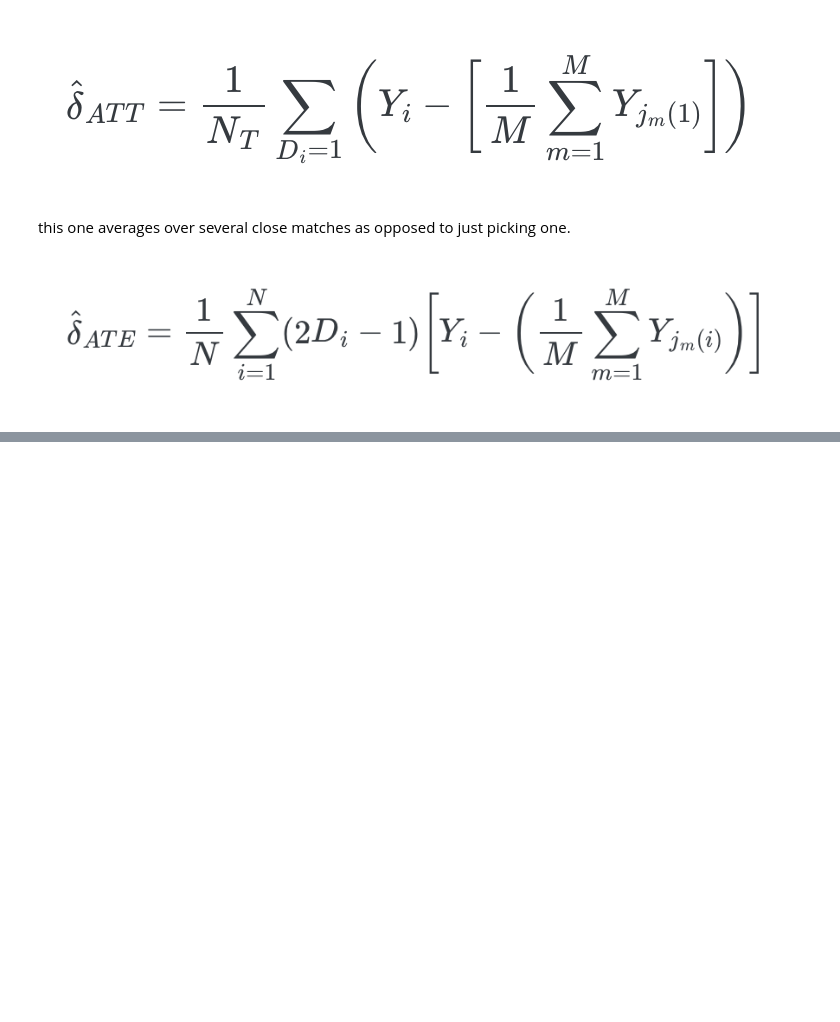
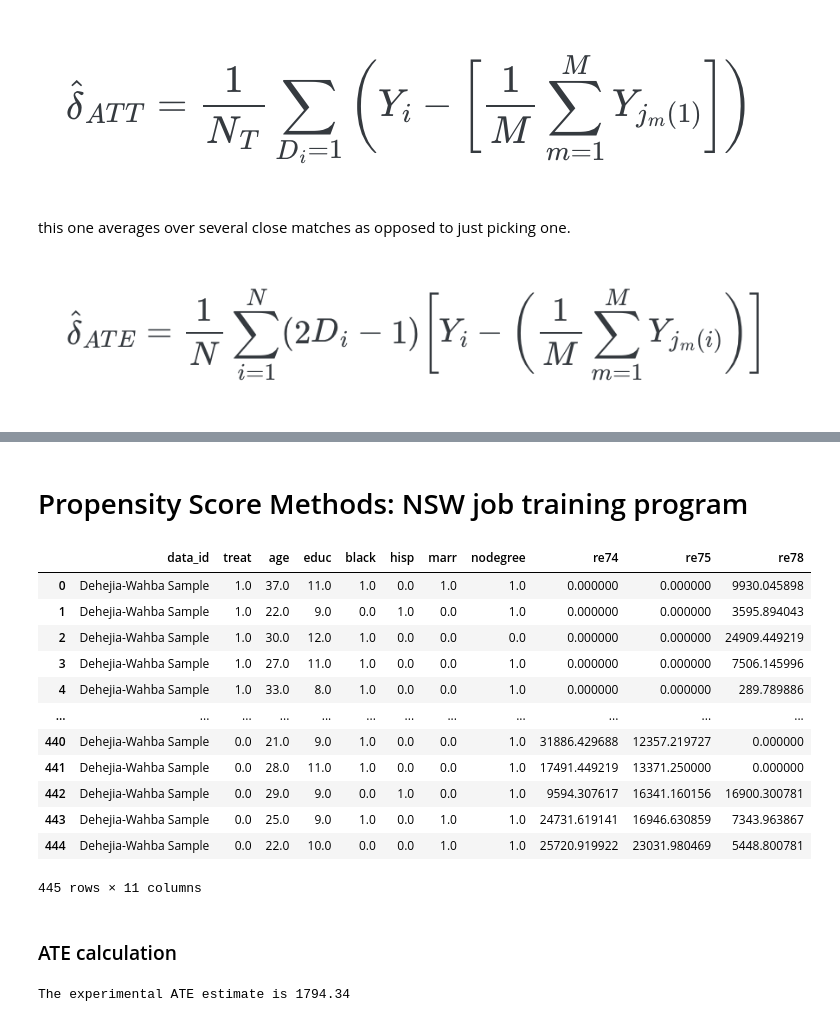
Before and after one commit to vaibrainium/Causal-Inference-The-Mixtape, a Jupyter notebook: notebooks/chapter-5.ipynb, the cells around one changed output, grey strips where cells are left out. Cells and saved outputs as stored; diff of their text form; code cells hidden in the pictures; blank space fills up the shorter version.

```diff
--- a/notebooks/chapter-5.1.ipynb
+++ b/notebooks/chapter-5.ipynb
@@ -95,0 +98,13 @@ this one averages over several close matches as opposed to just picking one.
+# %%
+import numpy as np
+import pandas as pd
+import statsmodels.api as sm
+import statsmodels.formula.api as smf
+from itertools import combinations
+import plotnine as p
+
+# read data
+import ssl
+ssl._create_default_https_context = ssl._create_unverified_context
+def read_data(file):
+    return pd.read_stata("https://github.com/scunning1975/mixtape/raw/master/" + file)
@@ -95,0 +167,43 @@ this one averages over several close matches as opposed to just picking one.
+# %% [markdown]
+# Propensity Score Methods: NSW job training program
+# %%
+import numpy as np
+import pandas as pd
+import statsmodels.api as sm
+import statsmodels.formula.api as smf
+from itertools import combinations
+import plotnine as p
+
+# read data
+import ssl
+ssl._create_default_https_context = ssl._create_unverified_context
+def read_data(file):
+    return pd.read_stata("https://github.com/scunning1975/mixtape/raw/master/" + file)
+
+
+nsw_dw = read_data('nsw_mixtape.dta')
+nsw_dw
+# %% [output]
+|  | data_id | treat | age | educ | black | hisp | marr | nodegree | re74 | re75 | re78 |
+| 0 | Dehejia-Wahba Sample | 1.0 | 37.0 | 11.0 | 1.0 | 0.0 | 1.0 | 1.0 | 0.000000 | 0.000000 | 9930.045898 |
+| 1 | Dehejia-Wahba Sample | 1.0 | 22.0 | 9.0 | 0.0 | 1.0 | 0.0 | 1.0 | 0.000000 | 0.000000 | 3595.894043 |
+| 2 | Dehejia-Wahba Sample | 1.0 | 30.0 | 12.0 | 1.0 | 0.0 | 0.0 | 0.0 | 0.000000 | 0.000000 | 24909.449219 |
+| 3 | Dehejia-Wahba Sample | 1.0 | 27.0 | 11.0 | 1.0 | 0.0 | 0.0 | 1.0 | 0.000000 | 0.000000 | 7506.145996 |
+| 4 | Dehejia-Wahba Sample | 1.0 | 33.0 | 8.0 | 1.0 | 0.0 | 0.0 | 1.0 | 0.000000 | 0.000000 | 289.789886 |
+| ... | ... | ... | ... | ... | ... | ... | ... | ... | ... | ... | ... |
+| 440 | Dehejia-Wahba Sample | 0.0 | 21.0 | 9.0 | 1.0 | 0.0 | 0.0 | 1.0 | 31886.429688 | 12357.219727 | 0.000000 |
+| 441 | Dehejia-Wahba Sample | 0.0 | 28.0 | 11.0 | 1.0 | 0.0 | 0.0 | 1.0 | 17491.449219 | 13371.250000 | 0.000000 |
+| 442 | Dehejia-Wahba Sample | 0.0 | 29.0 | 9.0 | 0.0 | 1.0 | 0.0 | 1.0 | 9594.307617 | 16341.160156 | 16900.300781 |
+| 443 | Dehejia-Wahba Sample | 0.0 | 25.0 | 9.0 | 1.0 | 0.0 | 1.0 | 1.0 | 24731.619141 | 16946.630859 | 7343.963867 |
+| 444 | Dehejia-Wahba Sample | 0.0 | 22.0 | 10.0 | 0.0 | 0.0 | 1.0 | 1.0 | 25720.919922 | 23031.980469 | 5448.800781 |
+445 rows × 11 columns
+# %% [markdown]
+### ATE calculation
+# %%
+mean1 = nsw_dw[nsw_dw.treat==1].re78.mean()
+mean0 = nsw_dw[nsw_dw.treat==0].re78.mean()
+ate = np.unique(mean1 - mean0)[0]
+
+print("The experimental ATE estimate is {:.2f}".format(ate))
+# %% [output]
+The experimental ATE estimate is 1794.34
```
Also changed, not shown: parts of 8 cells of this notebook, 1 other file.
